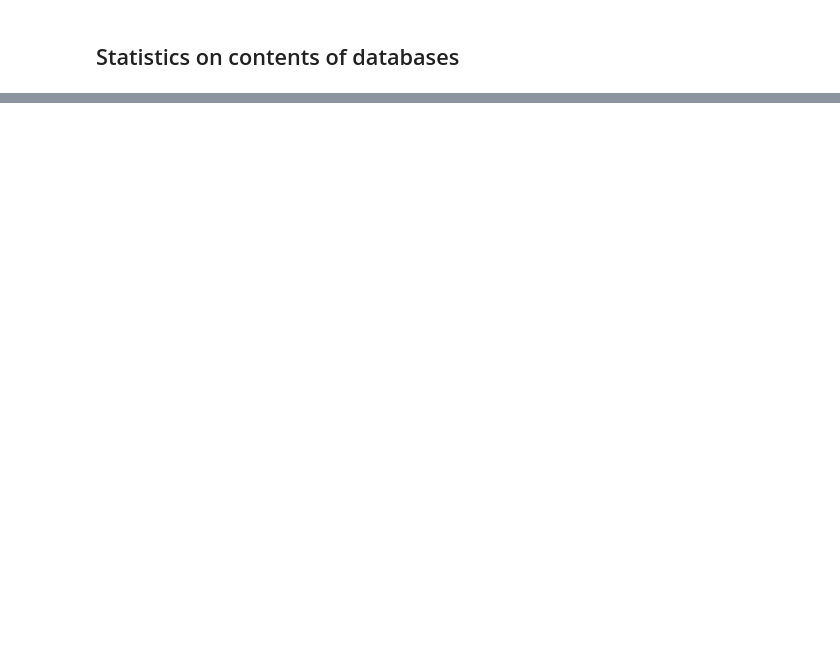
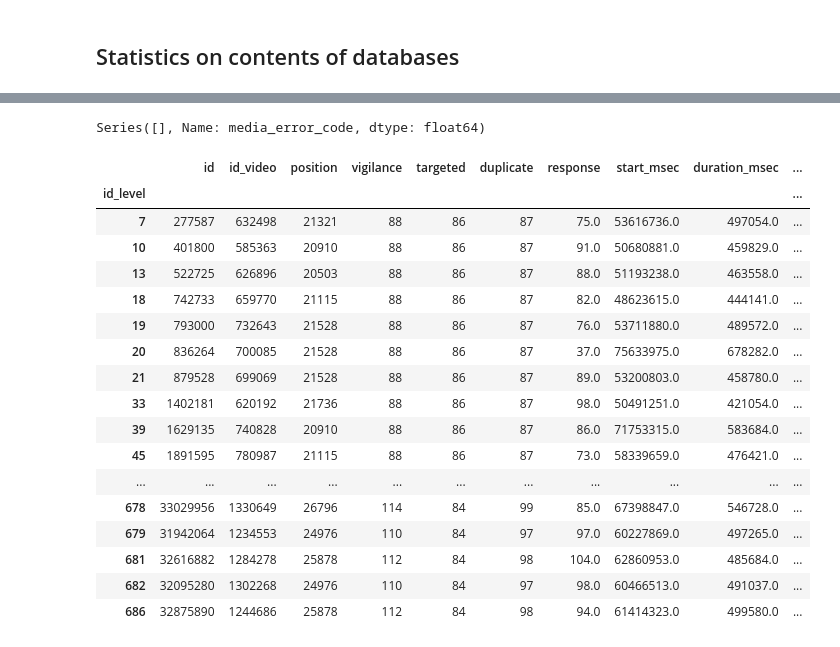
Before and after one commit to cfosco/video-mem-annot, a Jupyter notebook: mturk/memento_database_results_handling.ipynb, the cells around one changed output, grey strips where cells are left out. Drawn from its saved outputs; the diff is of its cells as text; code cells hidden in the pictures; blank space fills up the shorter version.

```diff
--- a/mturk/memento_database_results_handling.ipynb
+++ b/mturk/memento_database_results_handling.ipynb
@@ -211,0 +346,24 @@ len(df_nona_presentations)
+# %%
+## Score vs repeat time
+problematic=[]
+time_dict = {}
+i=0
+df_nona_presentations['delay_in_vids'] = np.nan
+df_nona_presentations['delay_in_ms'] = np.nan
+print(len(df_nona_presentations[df_nona_presentations['vigilance']==1].groupby(['id_level','id_video'])))
+for name, group in tqdm(df_nona_presentations[(df_nona_presentations['targeted']==1) | (df_nona_presentations['vigilance']==1)].groupby(['id_level','id_video'])):
+    i+=1
+    if len(group) <2:
+        print('Problem in this group!')
+        display(group)
+        problematic.append(group)
+        continue
+
+#     print(len(group))
+#     display(group)
+    id_level = group['id_level'].values[0]
+    id_video = group['id_video'].values[0]
+    delay_in_vids = group['position'].iloc[1]-group['position'].iloc[0]
+    delay_in_ms = group['start_msec'].iloc[1]-group['start_msec'].iloc[0]
+    response = group['response'].iloc[1]
+    time_dict[(id_video, id_level)] = (delay_in_vids, delay_in_ms, response)
@@ -211,0 +397,25 @@ len(df_nona_presentations)
+# %%
+df_nona_presentations['media_error_code'].dropna()
+# %% [output]
+Series([], Name: media_error_code, dtype: float64)
+# %%
+display(df_nona_presentations.groupby('id_level').sum())
+# %% [output]
+|  | id | id_video | position | vigilance | targeted | duplicate | response | start_msec | duration_msec | ... |
+| id_level |  |  |  |  |  |  |  |  |  | ... |
+| 7 | 277587 | 632498 | 21321 | 88 | 86 | 87 | 75.0 | 53616736.0 | 497054.0 | ... |
+| 10 | 401800 | 585363 | 20910 | 88 | 86 | 87 | 91.0 | 50680881.0 | 459829.0 | ... |
+| 13 | 522725 | 626896 | 20503 | 88 | 86 | 87 | 88.0 | 51193238.0 | 463558.0 | ... |
+| 18 | 742733 | 659770 | 21115 | 88 | 86 | 87 | 82.0 | 48623615.0 | 444141.0 | ... |
+| 19 | 793000 | 732643 | 21528 | 88 | 86 | 87 | 76.0 | 53711880.0 | 489572.0 | ... |
+| 20 | 836264 | 700085 | 21528 | 88 | 86 | 87 | 37.0 | 75633975.0 | 678282.0 | ... |
+| 21 | 879528 | 699069 | 21528 | 88 | 86 | 87 | 89.0 | 53200803.0 | 458780.0 | ... |
+| 33 | 1402181 | 620192 | 21736 | 88 | 86 | 87 | 98.0 | 50491251.0 | 421054.0 | ... |
+| 39 | 1629135 | 740828 | 20910 | 88 | 86 | 87 | 86.0 | 71753315.0 | 583684.0 | ... |
+| 45 | 1891595 | 780987 | 21115 | 88 | 86 | 87 | 73.0 | 58339659.0 | 476421.0 | ... |
+| ... | ... | ... | ... | ... | ... | ... | ... | ... | ... | ... |
+| 678 | 33029956 | 1330649 | 26796 | 114 | 84 | 99 | 85.0 | 67398847.0 | 546728.0 | ... |
+| 679 | 31942064 | 1234553 | 24976 | 110 | 84 | 97 | 97.0 | 60227869.0 | 497265.0 | ... |
+| 681 | 32616882 | 1284278 | 25878 | 112 | 84 | 98 | 104.0 | 62860953.0 | 485684.0 | ... |
+| 682 | 32095280 | 1302268 | 24976 | 110 | 84 | 97 | 98.0 | 60466513.0 | 491037.0 | ... |
+| 686 | 32875890 | 1244686 | 25878 | 112 | 84 | 98 | 94.0 | 61414323.0 | 499580.0 | ... |
```
Also changed, not shown: parts of 37 cells of this notebook, 1 other file.
